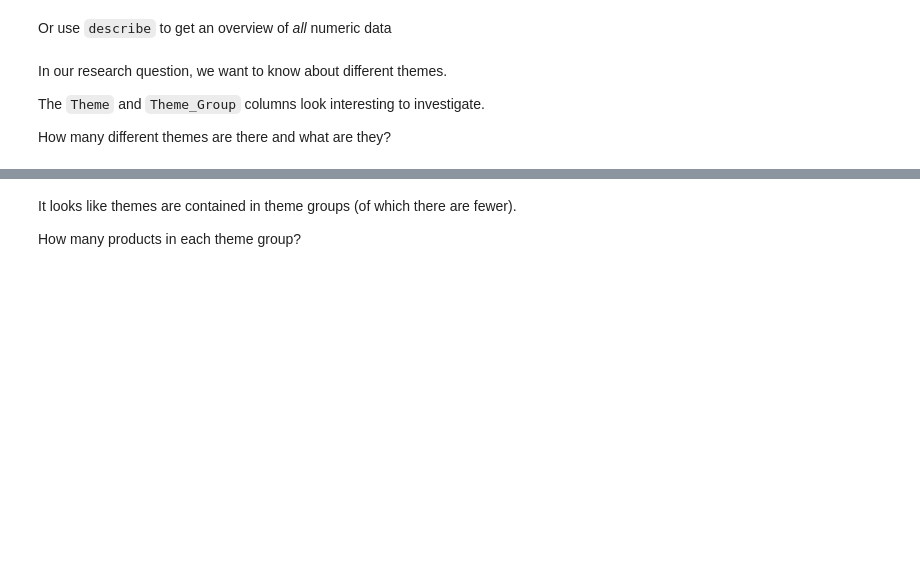
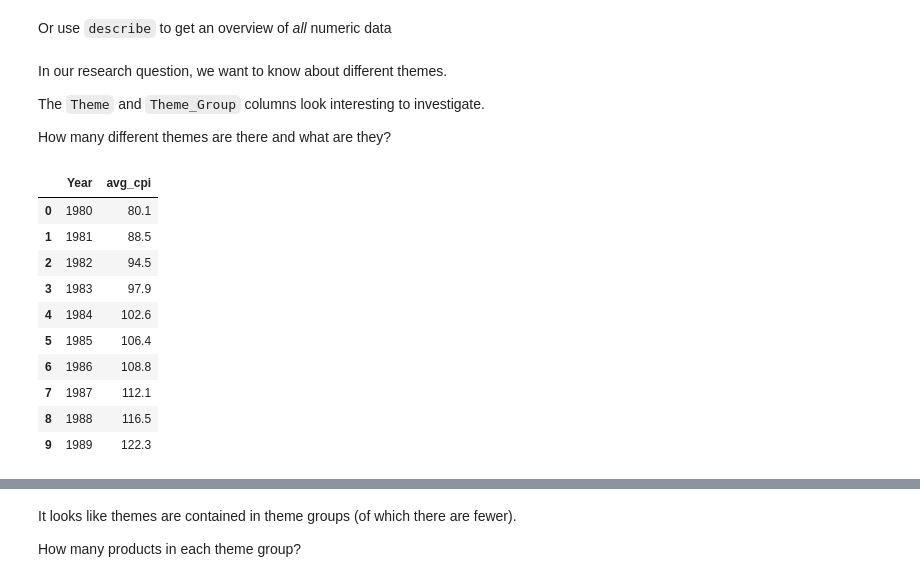
Before and after one commit to milena-seismo/DSB-Unit-02, a Jupyter notebook: 02 - Exploring and Joining/03-descriptive-statistics-data-joins-in-pandas.ipynb, the cells around one changed output, grey strips where cells are left out. Cells and saved outputs as stored; diff of their text form; code cells hidden in the pictures; blank space fills up the shorter version.

```diff
--- a/02 - Exploring and Joining/03-descriptive-statistics-data-joins-in-pandas.ipynb
+++ b/02 - Exploring and Joining/03-descriptive-statistics-data-joins-in-pandas.ipynb
@@ -240,3 +265,18 @@ In our research question, we want to know about different themes.
 The `Theme` and `Theme_Group` columns look interesting to investigate.
 
 How many different themes are there and what are they?
+# %%
+cpi = pd.read_json("https://raw.githubusercontent.com/milena-seismo/DSB-Unit-02/refs/heads/main/data/cpi.json")
+cpi.head(10)
+# %% [output]
+|  | Year | avg_cpi |
+| 0 | 1980 | 80.1 |
+| 1 | 1981 | 88.5 |
+| 2 | 1982 | 94.5 |
+| 3 | 1983 | 97.9 |
+| 4 | 1984 | 102.6 |
+| 5 | 1985 | 106.4 |
+| 6 | 1986 | 108.8 |
+| 7 | 1987 | 112.1 |
+| 8 | 1988 | 116.5 |
+| 9 | 1989 | 122.3 |
```
Also changed, not shown: parts of 15 cells of this notebook.
